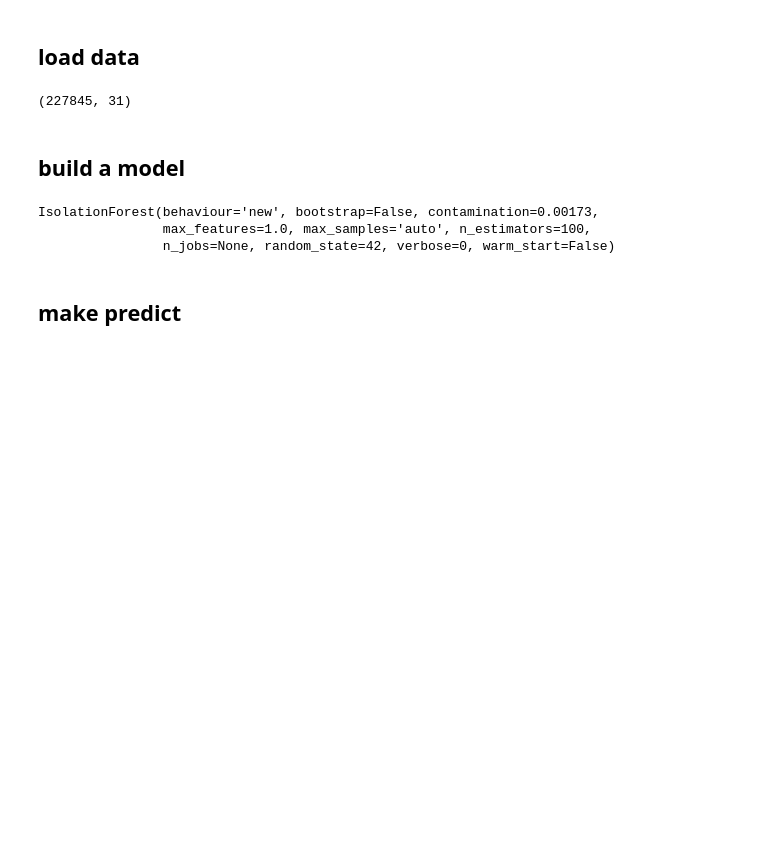
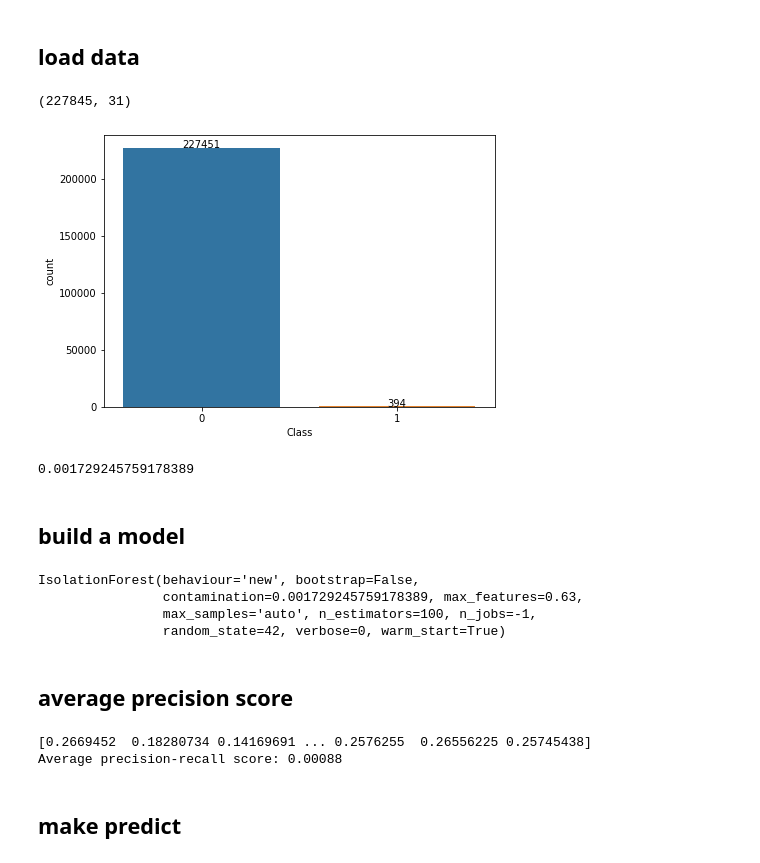
Before and after one commit to ahsanMah/COMP562_Project, a Jupyter notebook: Isolation_Forest.ipynb, the cells around one changed output. Cells and saved outputs as stored; diff of their text form; code cells hidden in the pictures; blank space fills up the shorter version.

```diff
--- a/Isolation_Forest.ipynb
+++ b/Isolation_Forest.ipynb
@@ -153,10 +244,22 @@ test_label = credit_test.iloc[:,-1]
 credit_train.shape
 # %% [output]
 (227845, 31)
+# %%
+plt.figure(figsize=(7,5))
+fig = sns.countplot(x="Class", data=credit_train)
+for p in fig.patches:
+    height = p.get_height()
+    fig.text(p.get_x()+p.get_width()/2., height + 0.5,height ,ha="center")
+# %% [output]
+[figure, added]
+# %%
+394/(394+227451)
+# %% [output]
+0.001729245759178389
 # %% [markdown]
 ## build a model
 # %%
-IF_model = IsolationForest(max_samples="auto",random_state=42,contamination=0.00173, behaviour='new')
+IF_model = IsolationForest(warm_start=True,n_estimators=100,max_features=0.63,random_state=42,n_jobs=-1,contamination=0.001729245759178389, behaviour='new')
 # param_grid = {'n_estimators': list(range(100, 800, 5)),
 #               'max_samples': list(range(100, 500, 5)),
 #               'contamination': [0.1, 0.2, 0.3, 0.4, 0.5],
@@ -165,9 +268,21 @@ IF_model = IsolationForest(max_samples="auto",random_state=42,contamination=0.00
 # IF_model = GridSearchCV(IF_model, param_grid ,scoring='average_precision', cv=5)
 IF_model.fit(train_data,train_label)
 # %% [output]
-IsolationForest(behaviour='new', bootstrap=False, contamination=0.00173,
-                max_features=1.0, max_samples='auto', n_estimators=100,
-                n_jobs=None, random_state=42, verbose=0, warm_start=False)
+IsolationForest(behaviour='new', bootstrap=False,
+                contamination=0.001729245759178389, max_features=0.63,
+                max_samples='auto', n_estimators=100, n_jobs=-1,
+                random_state=42, verbose=0, warm_start=True)
+# %% [markdown]
+## average precision score
+# %%
+test_score=IF_model.decision_function(test_data)
+print(test_score)
+average_precision = average_precision_score(test_label, test_score)
+print('Average precision-recall score: {0:0.5f}'.format(
+      average_precision))
+# %% [output]
+[0.2669452  0.18280734 0.14169691 ... 0.2576255  0.26556225 0.25745438]
+Average precision-recall score: 0.00088
 # %% [markdown]
 ## make predict
 # %%
```
Also changed, not shown: parts of 13 cells of this notebook, 2 other files.
